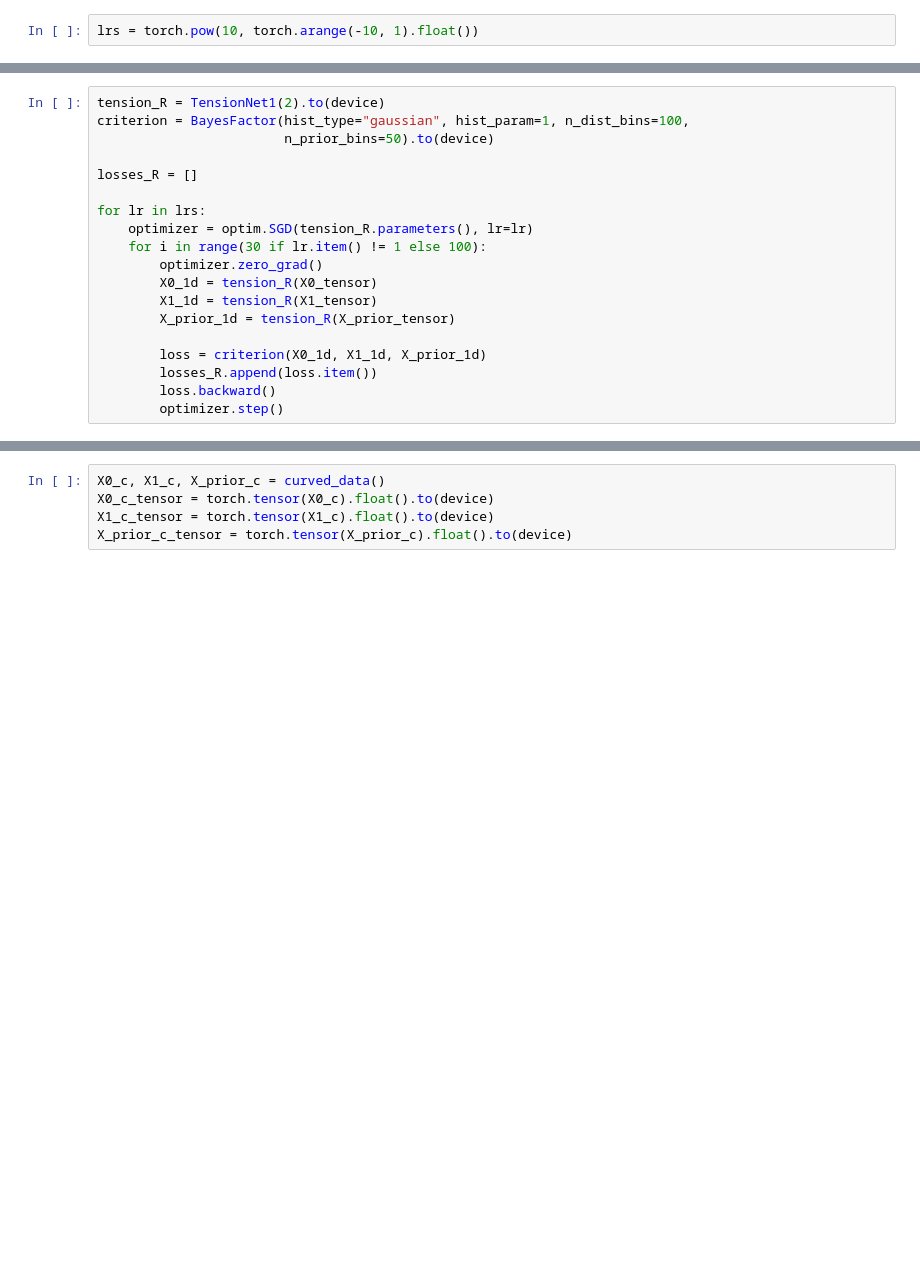
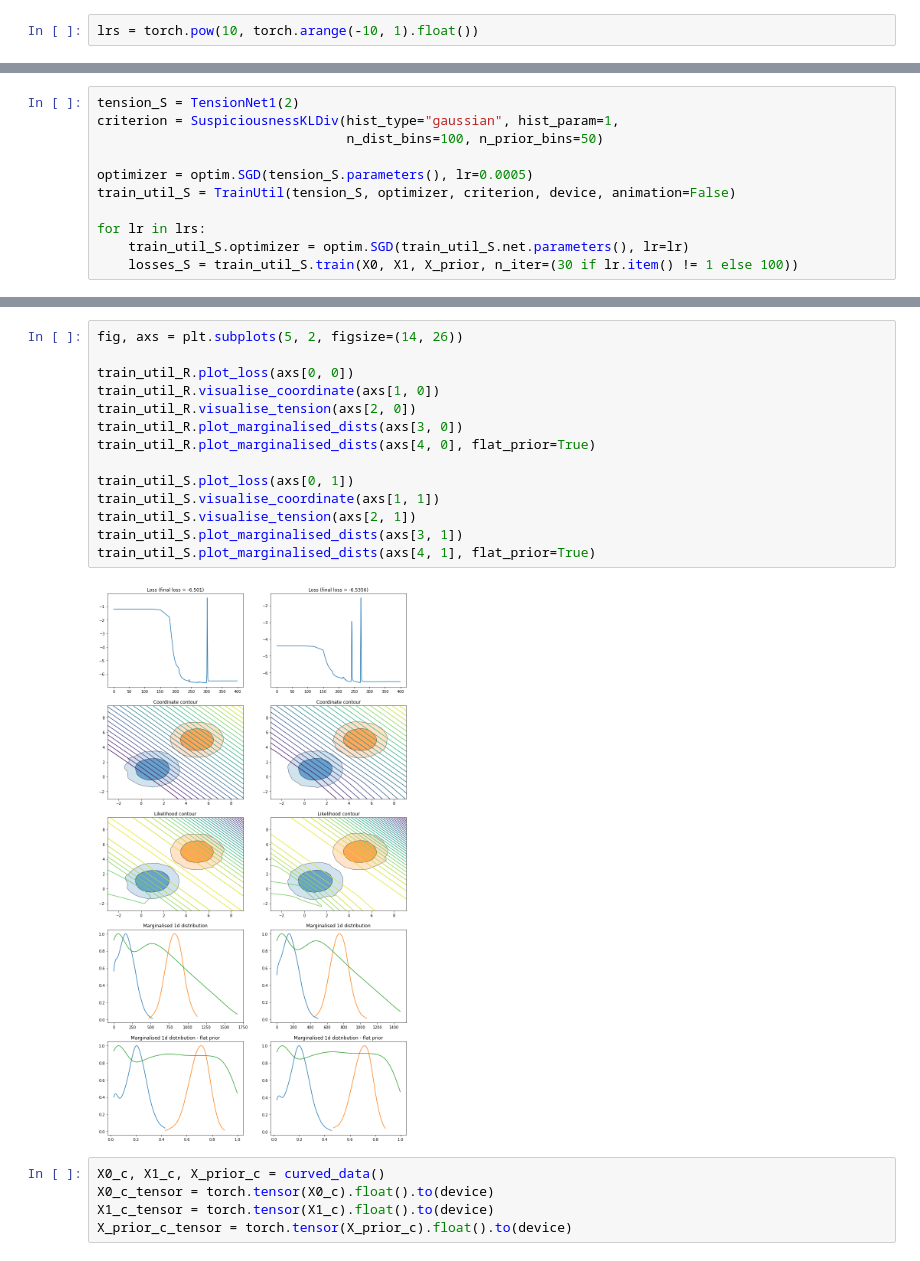
Before and after one commit to yijerjer/quantifying_tension, a Jupyter notebook: 03.1_nn_learning_rate.ipynb, the cells around one changed output, grey strips where cells are left out. Drawn from its saved outputs; the diff is of its cells as text; blank space fills up the shorter version.

```diff
--- a/03.1_nn_learning_rate.ipynb
+++ b/03.1_nn_learning_rate.ipynb
@@ -55,19 +65,11 @@ lrs = torch.pow(10, torch.arange(-10, 1).float())
 # %%
-tension_R = TensionNet1(2).to(device)
-criterion = BayesFactor(hist_type="gaussian", hist_param=1, n_dist_bins=100,
-                        n_prior_bins=50).to(device)
+tension_S = TensionNet1(2)
+criterion = SuspiciousnessKLDiv(hist_type="gaussian", hist_param=1,
+                                n_dist_bins=100, n_prior_bins=50)
 
-losses_R = []
+optimizer = optim.SGD(tension_S.parameters(), lr=0.0005)
+train_util_S = TrainUtil(tension_S, optimizer, criterion, device, animation=False)
 
 for lr in lrs:
-    optimizer = optim.SGD(tension_R.parameters(), lr=lr)
-    for i in range(30 if lr.item() != 1 else 100):
-        optimizer.zero_grad()
-        X0_1d = tension_R(X0_tensor)
-        X1_1d = tension_R(X1_tensor)
-        X_prior_1d = tension_R(X_prior_tensor)
-
-        loss = criterion(X0_1d, X1_1d, X_prior_1d)
-        losses_R.append(loss.item())
-        loss.backward()
-        optimizer.step()
+    train_util_S.optimizer = optim.SGD(train_util_S.net.parameters(), lr=lr)
+    losses_S = train_util_S.train(X0, X1, X_prior, n_iter=(30 if lr.item() != 1 else 100))
@@ -154,3 +89,19 @@ plot_marginalised_dists(fig, axs[4, 1], X0_1d_S, X1_1d_S, X_prior_1d_S, flat_pri
+# %%
+fig, axs = plt.subplots(5, 2, figsize=(14, 26))
+
+train_util_R.plot_loss(axs[0, 0])
+train_util_R.visualise_coordinate(axs[1, 0])
+train_util_R.visualise_tension(axs[2, 0])
+train_util_R.plot_marginalised_dists(axs[3, 0])
+train_util_R.plot_marginalised_dists(axs[4, 0], flat_prior=True)
+
+train_util_S.plot_loss(axs[0, 1])
+train_util_S.visualise_coordinate(axs[1, 1])
+train_util_S.visualise_tension(axs[2, 1])
+train_util_S.plot_marginalised_dists(axs[3, 1])
+train_util_S.plot_marginalised_dists(axs[4, 1], flat_prior=True)
+# %% [output]
+[figure, added]
 # %%
 X0_c, X1_c, X_prior_c = curved_data()
 X0_c_tensor = torch.tensor(X0_c).float().to(device)
```
Also changed, not shown: parts of 14 cells of this notebook, 9 other files.
